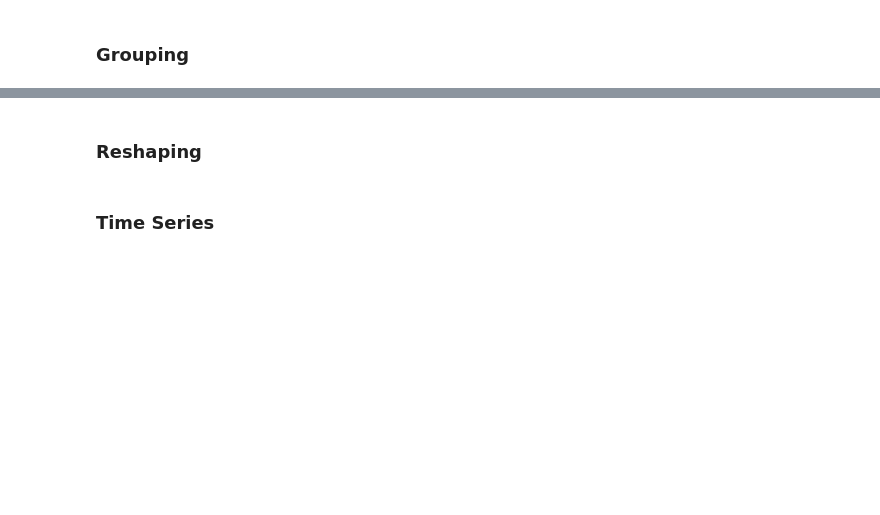
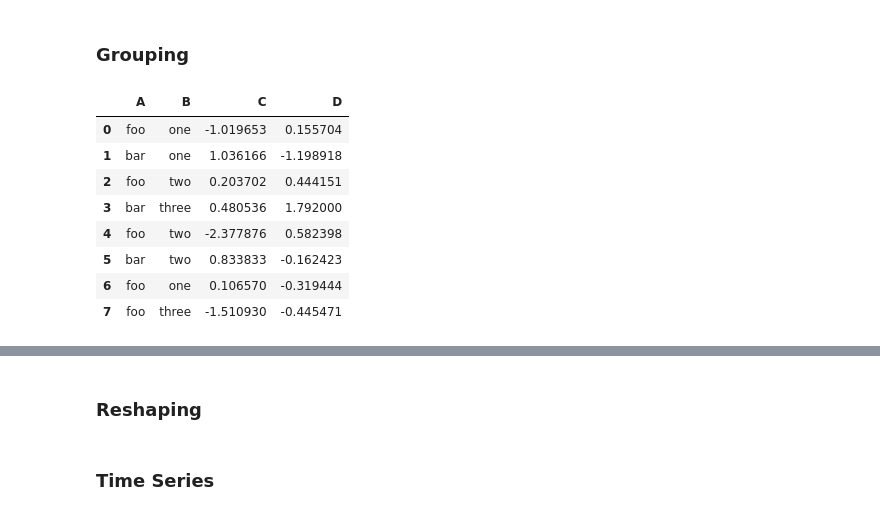
Before and after one commit to JamesByers/GA-SEA-DAT2, a Jupyter notebook: notebooks/02_numpy_and_pandas.ipynb, the cells around one changed output, grey strips where cells are left out. Drawn from its saved outputs; the diff is of its cells as text; code cells hidden in the pictures; blank space fills up the shorter version.

```diff
--- a/notebooks/02_numpy_and_pandas.ipynb
+++ b/notebooks/02_numpy_and_pandas.ipynb
@@ -274,7 +587,7 @@ s.str.lower()
 # %% [markdown]
 ### Grouping
 # %%
-df = pd.DataFrame({'A' : ['foo', 'bar', 'foo', 'bar',
+df3 = pd.DataFrame({'A' : ['foo', 'bar', 'foo', 'bar',
                        'foo', 'bar', 'foo', 'foo'],
                        'B' : ['one', 'one', 'two', 'three',
                              'two', 'two', 'one', 'three'],
@@ -285 +596,13 @@ df
+# %%
+df3
+# %% [output]
+|  | A | B | C | D |
+| 0 | foo | one | -1.019653 | 0.155704 |
+| 1 | bar | one | 1.036166 | -1.198918 |
+| 2 | foo | two | 0.203702 | 0.444151 |
+| 3 | bar | three | 0.480536 | 1.792000 |
+| 4 | foo | two | -2.377876 | 0.582398 |
+| 5 | bar | two | 0.833833 | -0.162423 |
+| 6 | foo | one | 0.106570 | -0.319444 |
+| 7 | foo | three | -1.510930 | -0.445471 |
 # %%
```
Also changed, not shown: parts of 69 cells of this notebook, 4 other files.
